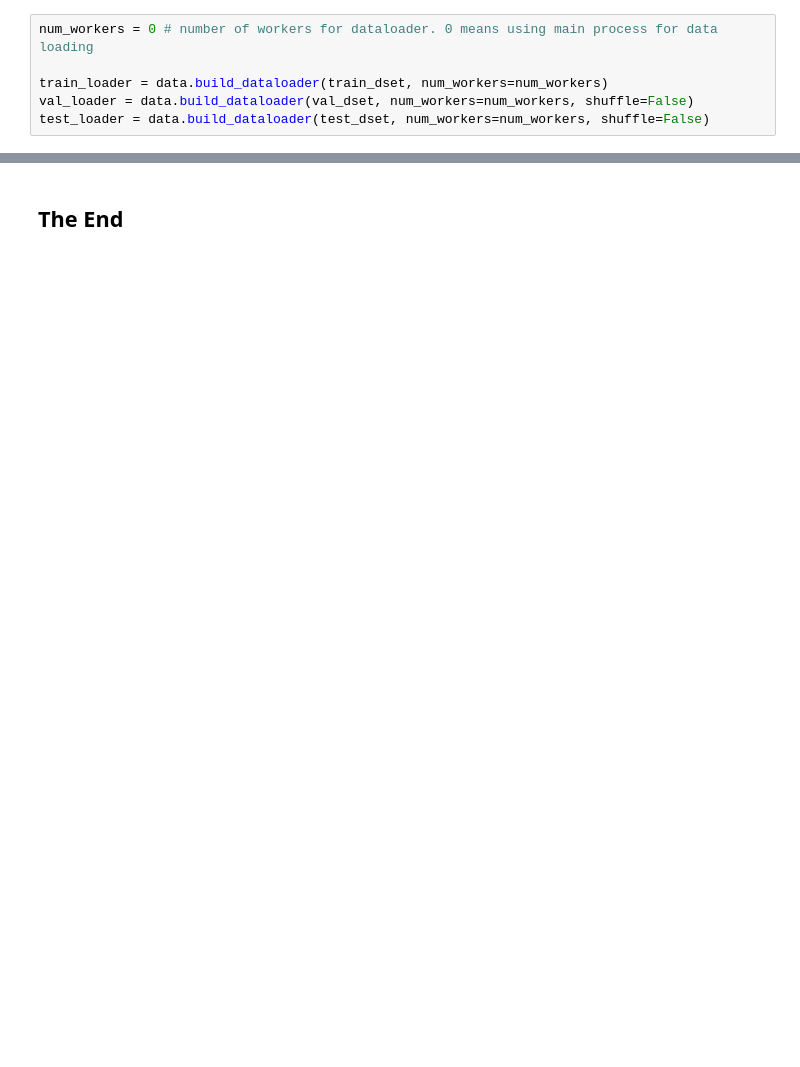
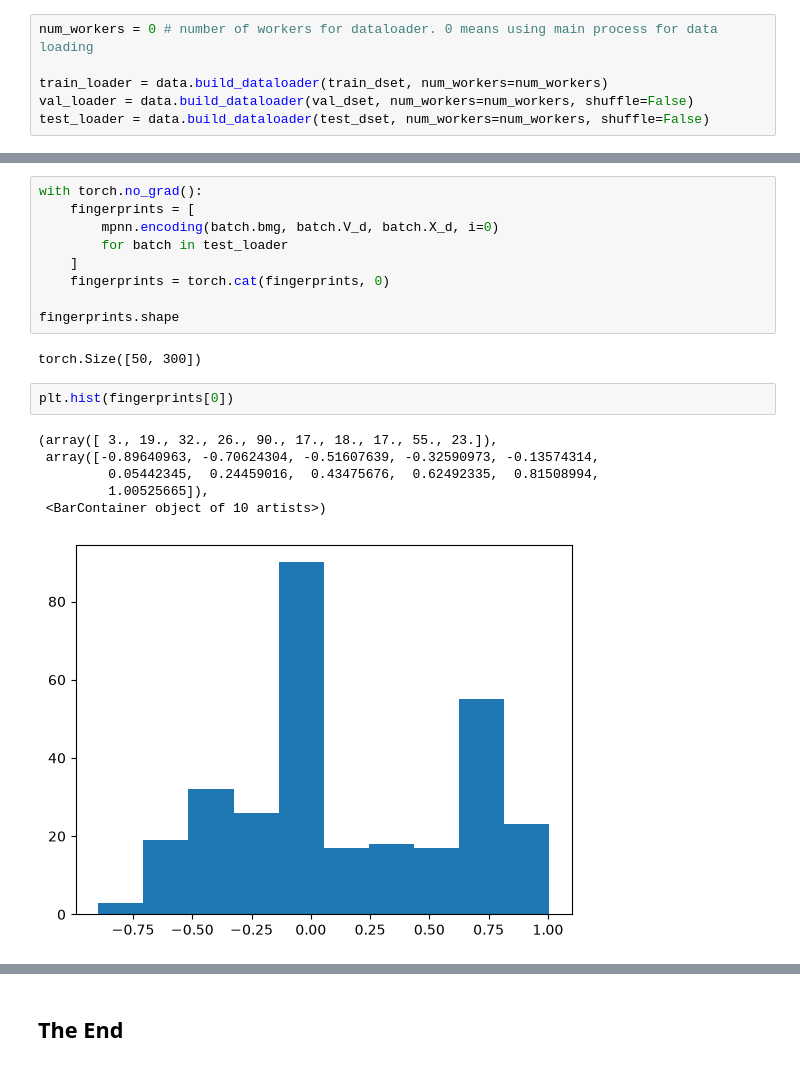
Before and after one commit to statisticalmechanics/mls, a Jupyter notebook: notebooks/chemprop.ipynb, the cells around one changed output, grey strips where cells are left out. Saved outputs shown, nothing was run; the diff lists cells and outputs as text; blank space fills up the shorter version.

```diff
--- a/notebooks/chemprop.ipynb
+++ b/notebooks/chemprop.ipynb
@@ -285,0 +492,20 @@ test_loader = data.build_dataloader(test_dset, num_workers=num_workers, shuffle=
+# %%
+with torch.no_grad():
+    fingerprints = [
+        mpnn.encoding(batch.bmg, batch.V_d, batch.X_d, i=0)
+        for batch in test_loader
+    ]
+    fingerprints = torch.cat(fingerprints, 0)
+
+fingerprints.shape
+# %% [output]
+torch.Size([50, 300])
+# %%
+plt.hist(fingerprints[0])
+# %% [output]
+(array([ 3., 19., 32., 26., 90., 17., 18., 17., 55., 23.]),
+ array([-0.89640963, -0.70624304, -0.51607639, -0.32590973, -0.13574314,
+         0.05442345,  0.24459016,  0.43475676,  0.62492335,  0.81508994,
+         1.00525665]),
+ <BarContainer object of 10 artists>)
+[figure, added]
```
Also changed, not shown: parts of 22 cells of this notebook.
